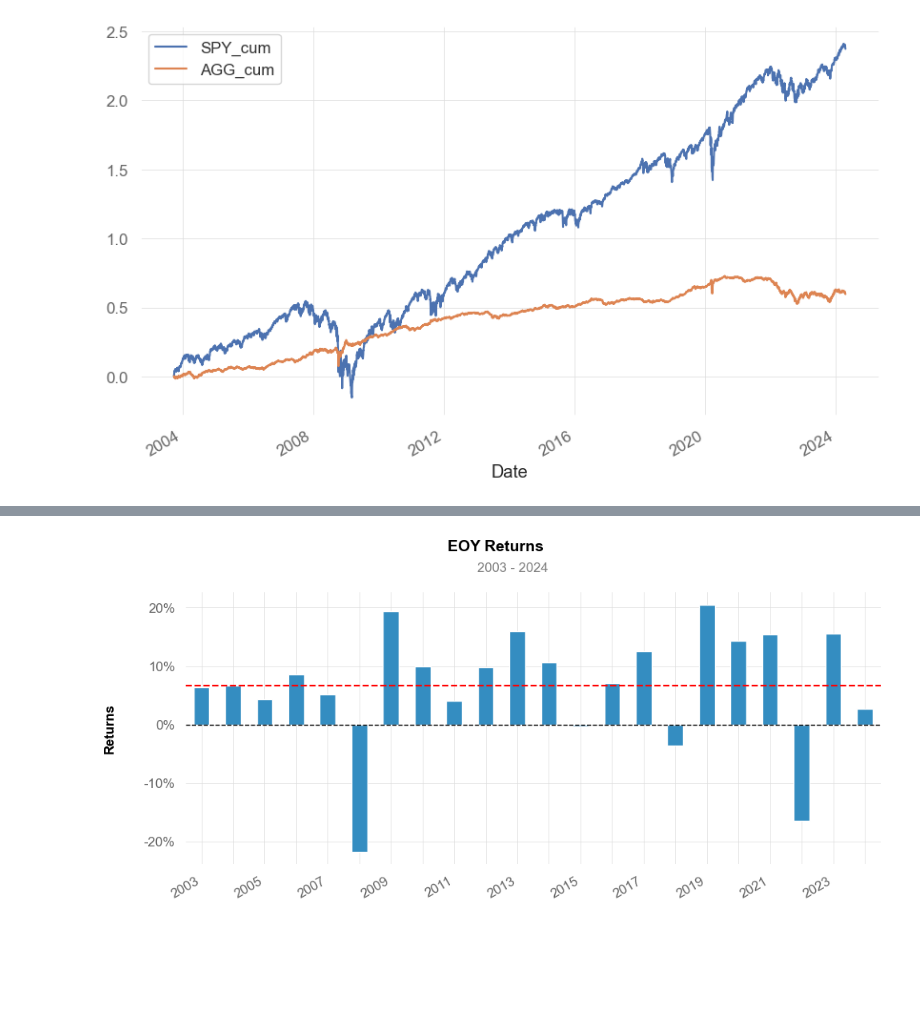
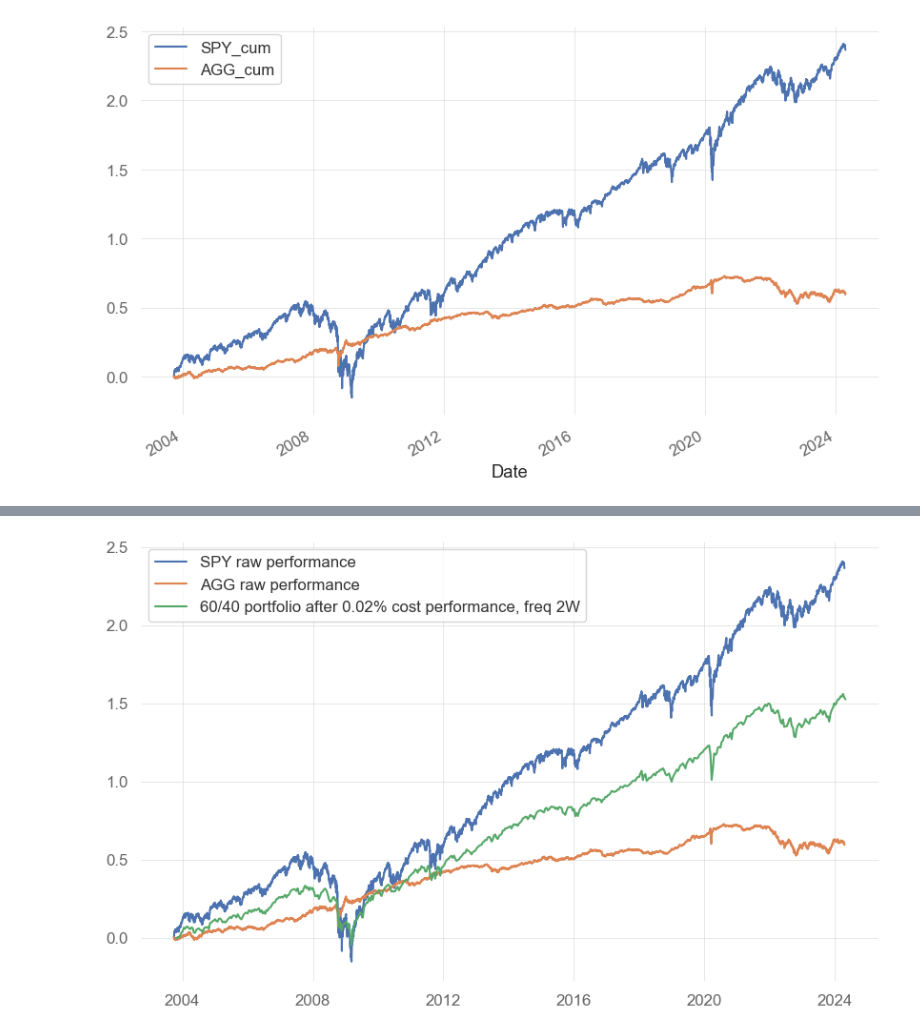
Before and after one commit to sharavsambuu/hello-60-40, a Jupyter notebook: hello_60_40.ipynb, the cells around one changed output, grey strips where cells are left out. Cells and saved outputs as stored; diff of their text form; code cells hidden in the pictures; blank space fills up the shorter version.

```diff
--- a/hello_60_40.ipynb
+++ b/hello_60_40.ipynb
@@ -191,6 +145,38 @@ qs.plots.monthly_heatmap(portfolio_df['adjusted_ret'])
-# %%
-#%%
-
-qs.plots.yearly_returns(portfolio_df['adjusted_ret'])
-# %% [output]
-[figure, removed]
+# %%
+#%%
+
+# 2 BPS for trading cost proxy using Interactive Brokers fee model, very optimistic
+rebalancing_cost        = 0.02/100.0
+rebalancing_cost_log    = np.log(1-rebalancing_cost)
+
+previous_rebalance_date = None
+rebalance_frequency     = '2W' # rebalancing frequency
+stock_weight            = 0.6
+bond_weight             = 0.4
+portfolio_dates         = []
+portfolio_returns       = []
+
+for date, group in df.groupby(pd.Grouper(freq=rebalance_frequency)):
+    group_df = group.copy()
+    group_df['SPY_freq_cum'] = group_df['SPY_ret'].cumsum()
+    group_df['AGG_freq_cum'] = group_df['AGG_ret'].cumsum()
+    return_at_rebalance = stock_weight * group_df.iloc[-1]['SPY_freq_cum'] + bond_weight * group_df.iloc[-1]['AGG_freq_cum']
+    portfolio_dates.append(date)
+    portfolio_returns.append(return_at_rebalance)
+
+portfolio_df = pd.DataFrame(index=portfolio_dates)
+portfolio_df.index = pd.to_datetime(portfolio_df.index)
+portfolio_df['ret'             ] = portfolio_returns
+portfolio_df['log_ret'         ] = (1+portfolio_df['ret']).apply(np.log)
+portfolio_df['adjusted_log_ret'] = portfolio_df['log_ret'] + rebalancing_cost_log
+portfolio_df['cum'             ] = portfolio_df['log_ret'].cumsum().apply(np.exp)
+portfolio_df['adjusted_cum'    ] = portfolio_df['adjusted_log_ret'].cumsum().apply(np.exp)
+portfolio_df['adjusted_ret'    ] = portfolio_df['adjusted_cum'].pct_change()
+
+plt.plot(df['SPY_cum'])
+plt.plot(df['AGG_cum'])
+plt.plot(portfolio_df['adjusted_ret'].cumsum())
+plt.legend(['SPY raw performance', 'AGG raw performance', f"60/40 portfolio after {round(rebalancing_cost*100.0, 2)}% cost performance, freq {rebalance_frequency}"])
+plt.show()
+# %% [output]
+[figure, added]
```
Also changed, not shown: parts of 14 cells of this notebook, 1 other file.
